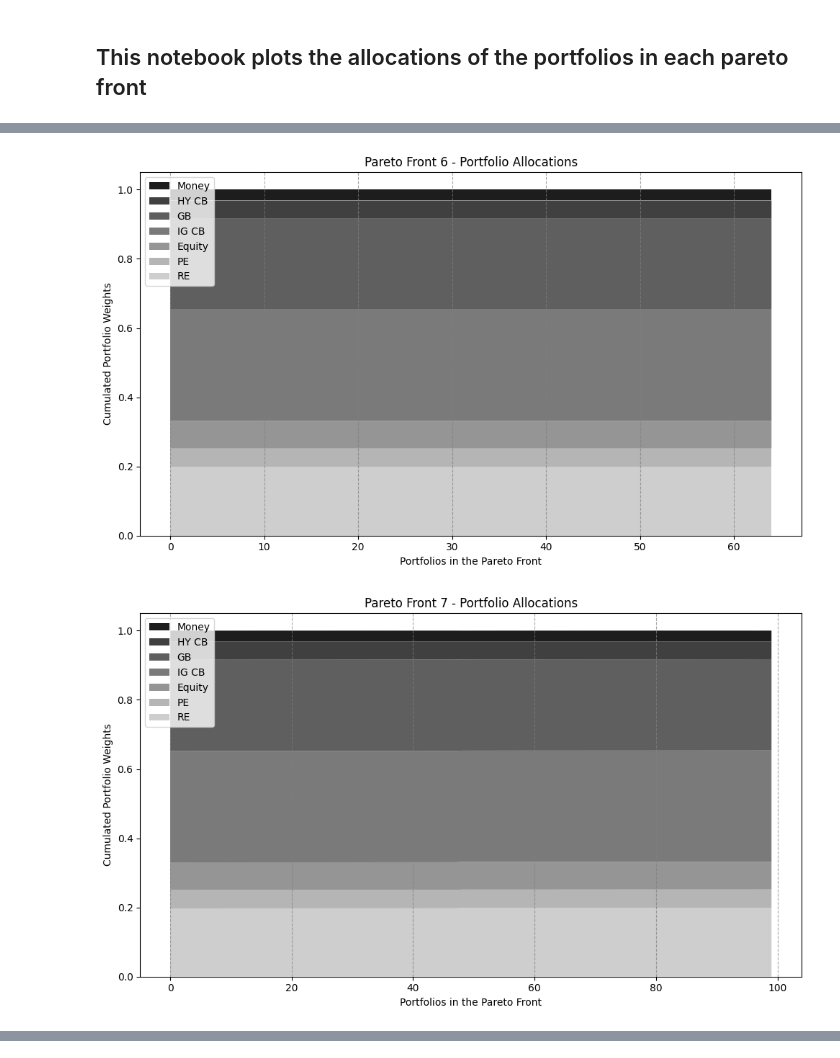
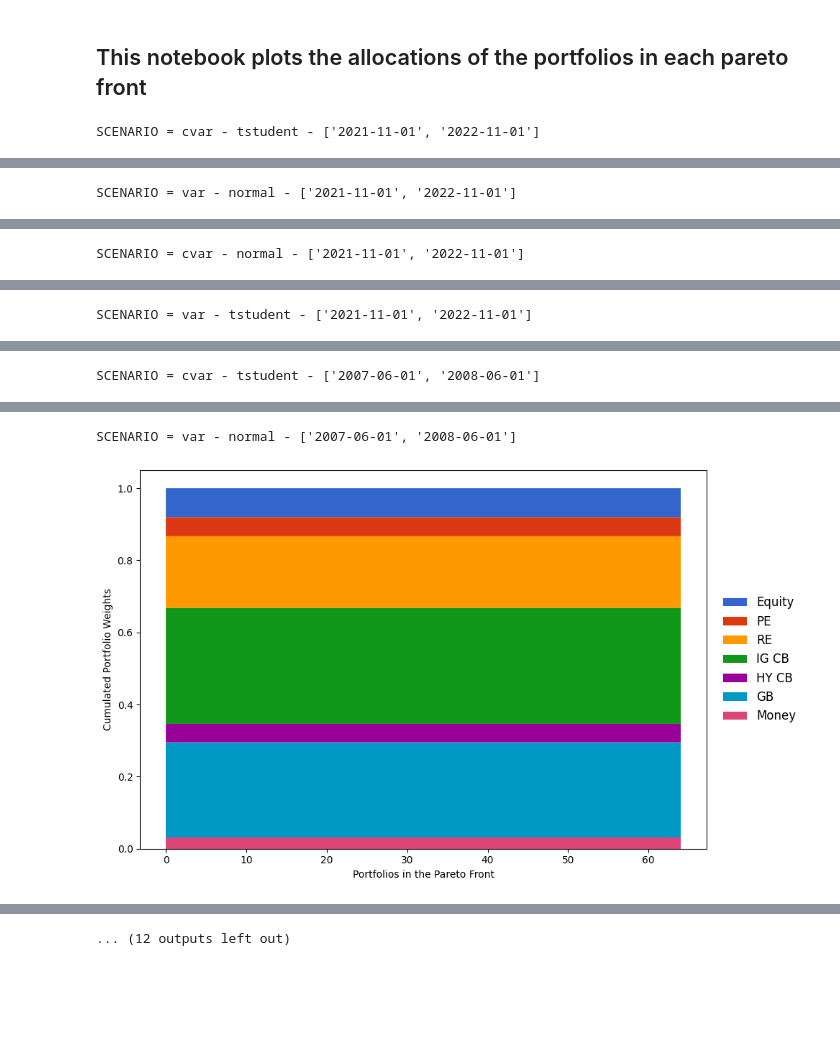
Before and after one commit to nickaskari/portfolio-opt-insurance, a Jupyter notebook: optimization/visualization/allocation_plots.ipynb, the cells around one changed output, grey strips where cells are left out. Cells and saved outputs as stored; diff of their text form; code cells hidden in the pictures; blank space fills up the shorter version.

```diff
--- a/optimization/visualization/allocation_plots.ipynb
+++ b/optimization/visualization/allocation_plots.ipynb
@@ -36,30 +36,71 @@ def load_pareto_fronts(json_file):
 json_file_path = "../pareto_front_results.json"
 pareto_fronts = load_pareto_fronts(json_file_path)
 # %%
+# Define colors for each asset class
+ordered_asset_classes = ["Equity", "PE", "RE", "IG CB", "HY CB", "GB", "Money"]
+ordered_asset_classes.reverse()
+asset_colors = {
+    "Equity": "#3366CC",
+    "PE": "#DC3912",
+    "RE": "#FF9900",
+    "IG CB": "#109618",
+    "HY CB": "#990099",
+    "GB": "#0099C6",
+    "Money": "#DD4477"
+}
+
+# Ensure asset_classes is defined in the same order as the colors above
 for i, pareto_front in enumerate(pareto_fronts):
     # Sort the Pareto front by SCR_risk in ascending order
     sorted_pareto_front = sorted(pareto_front, key=lambda x: x["SCR_risk"])
 
     # Extract weights for the sorted Pareto front
     all_weights = [solution["weights"] for solution in sorted_pareto_front]
-    portfolio_numbers = range(len(all_weights))  # Portfolio numbers for the x-axis
+
+    risk_measure = sorted_pareto_front[0]["risk_measure"]
+    distribution = sorted_pareto_front[0]["distribution"]
+    period = sorted_pareto_front[0]["period"]
+    scenario_text = f"{risk_measure} - {distribution} - {period}"
+    print("SCENARIO =", scenario_text)
+
+    # Portfolio numbers for the x-axis
+    portfolio_numbers = range(len(all_weights))
 
     # Create a DataFrame for the current Pareto front
-    df_weights = pd.DataFrame(all_weights, columns=asset_classes, index=portfolio_numbers)
+    df_weights = pd.DataFrame(
+        all_weights, columns=asset_classes, index=portfolio_numbers)
+
+    # Reorder the columns according to the desired order
+    df_weights = df_weights[ordered_asset_classes]
 
     # Plotting
     plt.figure(figsize=(10, 6))
-    plt.stackplot(df_weights.index, df_weights.T, labels=asset_classes, colors=plt.cm.Greys(np.linspace(0.3, 0.9, len(asset_classes))))
+    plt.stackplot(
+        df_weights.index,
+        df_weights.T,
+        labels=ordered_asset_classes,
+        colors=[asset_colors[asset] for asset in ordered_asset_classes]
+    )
 
     # Customize the plot
     plt.xlabel("Portfolios in the Pareto Front")
     plt.ylabel("Cumulated Portfolio Weights")
-    plt.title(f"Pareto Front {i+1} - Portfolio Allocations")
+    #plt.title(f"Pareto Front {i+1} - Portfolio Allocations")
     handles, labels = plt.gca().get_legend_handles_labels()
-    plt.legend(reversed(handles), reversed(labels), loc='upper left', fontsize=10, frameon=True)
-    plt.grid(axis='x', linestyle='--', color='gray', alpha=0.7)
+    handles = list(reversed(handles))
+    labels = list(reversed(labels))
+    plt.legend(
+        handles,
+        labels,
+        loc='center left',  # Place the legend outside the plot area
+        bbox_to_anchor=(1.01, 0.5),  # Adjust the position relative to the plot
+        fontsize=12,
+        frameon=False
+    )
+    #plt.grid(axis='x', linestyle='--', color='gray', alpha=0.7)
 
     # Save or display the plot
     plt.tight_layout()
     plt.show()
 # %% [output]
+SCENARIO = cvar - tstudent - ['2021-11-01', '2022-11-01']
@@ -66,0 +108 @@ for i, pareto_front in enumerate(pareto_fronts):
+SCENARIO = var - normal - ['2021-11-01', '2022-11-01']
@@ -67,0 +110 @@ for i, pareto_front in enumerate(pareto_fronts):
+SCENARIO = cvar - normal - ['2021-11-01', '2022-11-01']
@@ -68,0 +112 @@ for i, pareto_front in enumerate(pareto_fronts):
+SCENARIO = var - tstudent - ['2021-11-01', '2022-11-01']
@@ -69,0 +114 @@ for i, pareto_front in enumerate(pareto_fronts):
+SCENARIO = cvar - tstudent - ['2007-06-01', '2008-06-01']
@@ -71,2 +116,2 @@ for i, pareto_front in enumerate(pareto_fronts):
+SCENARIO = var - normal - ['2007-06-01', '2008-06-01']
-[figure, old version]
+[figure, new version]
-[figure, removed]
@@ -77,0 +118 @@ for i, pareto_front in enumerate(pareto_fronts):
+... (12 outputs left out)
```
Also changed, not shown: parts of 2 cells of this notebook, 1 other file.
